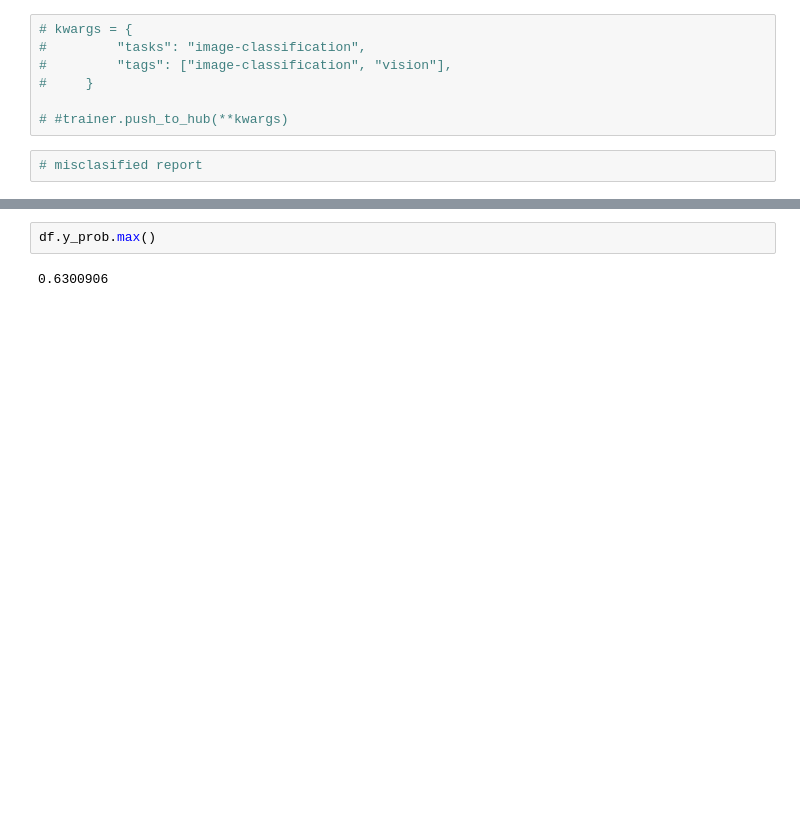
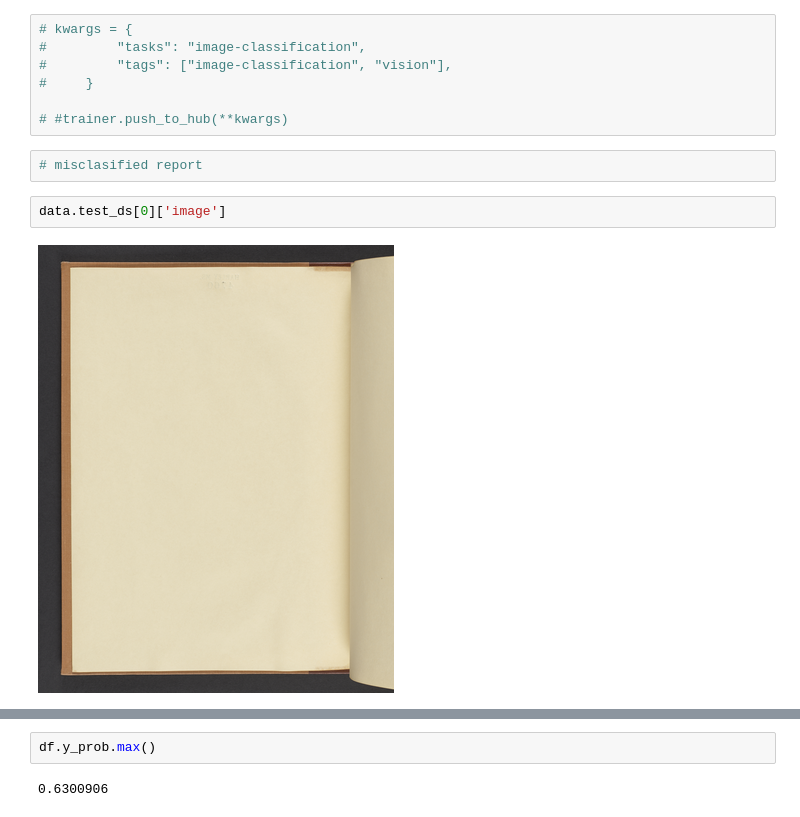
Before and after one commit to davanstrien/flyswot-gym, a Jupyter notebook: 00_core.ipynb, the cells around one changed output, grey strips where cells are left out. Drawn from its saved outputs; the diff is of its cells as text; blank space fills up the shorter version.

```diff
--- a/00_core.ipynb
+++ b/00_core.ipynb
@@ -542,3 +542,7 @@ trainer.save_metrics("eval", metrics)
 # #trainer.push_to_hub(**kwargs)
 # %%
 # misclasified report
+# %%
+data.test_ds[0]['image']
+# %% [output]
+[figure, added]
```
Also changed, not shown: parts of 5 cells of this notebook, 1 other file.
